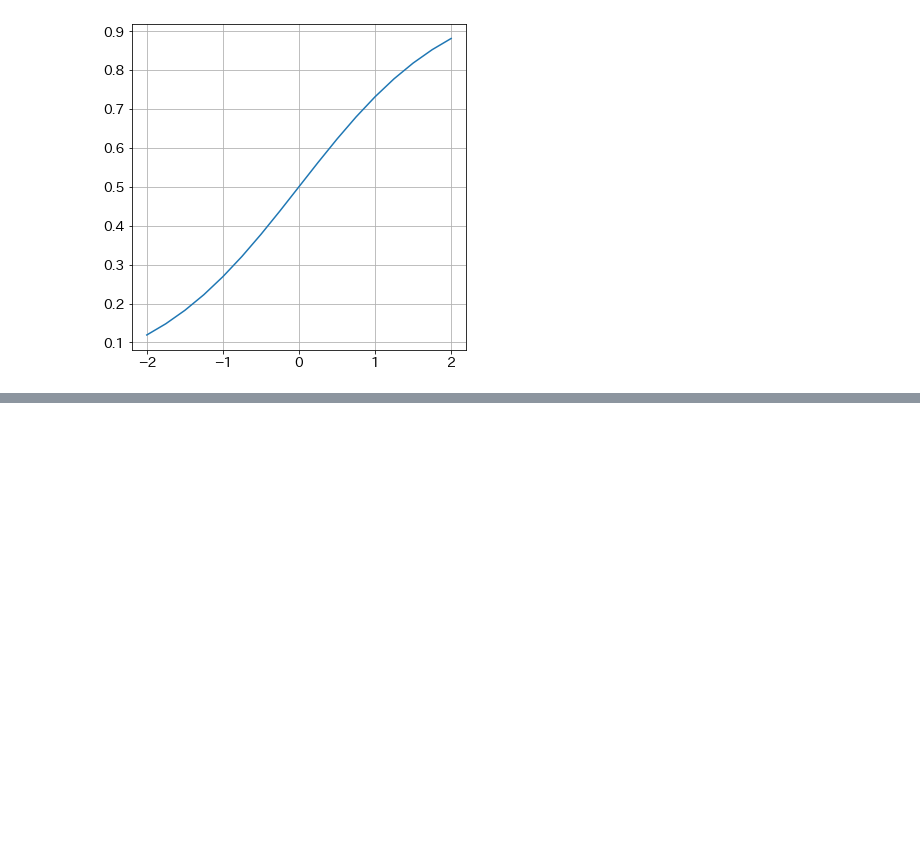
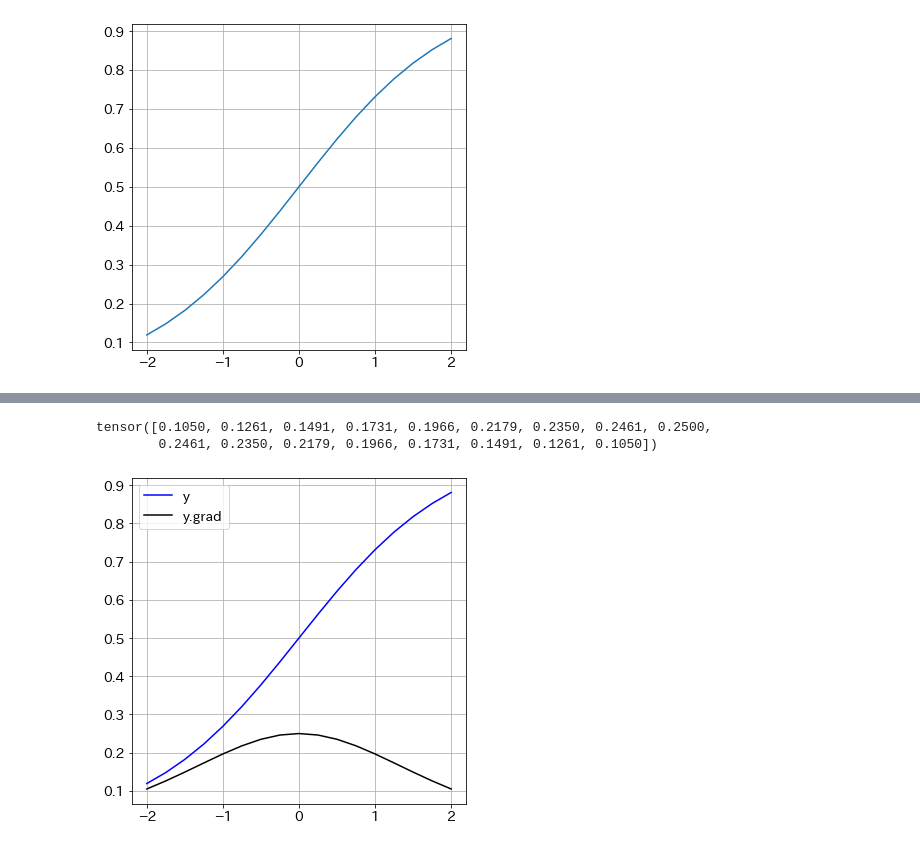
Before and after one commit to newstage75/ML_study, a Jupyter notebook: 最短Pytorch/2章PyTorchの基本機能.ipynb, the cells around one changed output, grey strips where cells are left out. Saved outputs shown, nothing was run; the diff lists cells and outputs as text; code cells hidden in the pictures; blank space fills up the shorter version.

```diff
--- a/最短Pytorch/2章PyTorchの基本機能.ipynb
+++ b/最短Pytorch/2章PyTorchの基本機能.ipynb
@@ -377,3 +377,20 @@ g = make_dot(z, params={'x':x})
 display(g)
 # %% [output]
 [drawing not drawn]
+# %%
+#(4)勾配計算
+z.backward()
+
+#(5)勾配値の確認
+print(x.grad)
+# %% [output]
+tensor([0.1050, 0.1261, 0.1491, 0.1731, 0.1966, 0.2179, 0.2350, 0.2461, 0.2500,
+        0.2461, 0.2350, 0.2179, 0.1966, 0.1731, 0.1491, 0.1261, 0.1050])
+# %%
+#元の関数と勾配のグラフ化
+plt.plot(x.data, y.data, c='b', label='y')
+plt.plot(x.data, x.grad.data, c='k', label='y.grad')
+plt.legend()
+plt.show()
+# %% [output]
+[figure, added]
```
